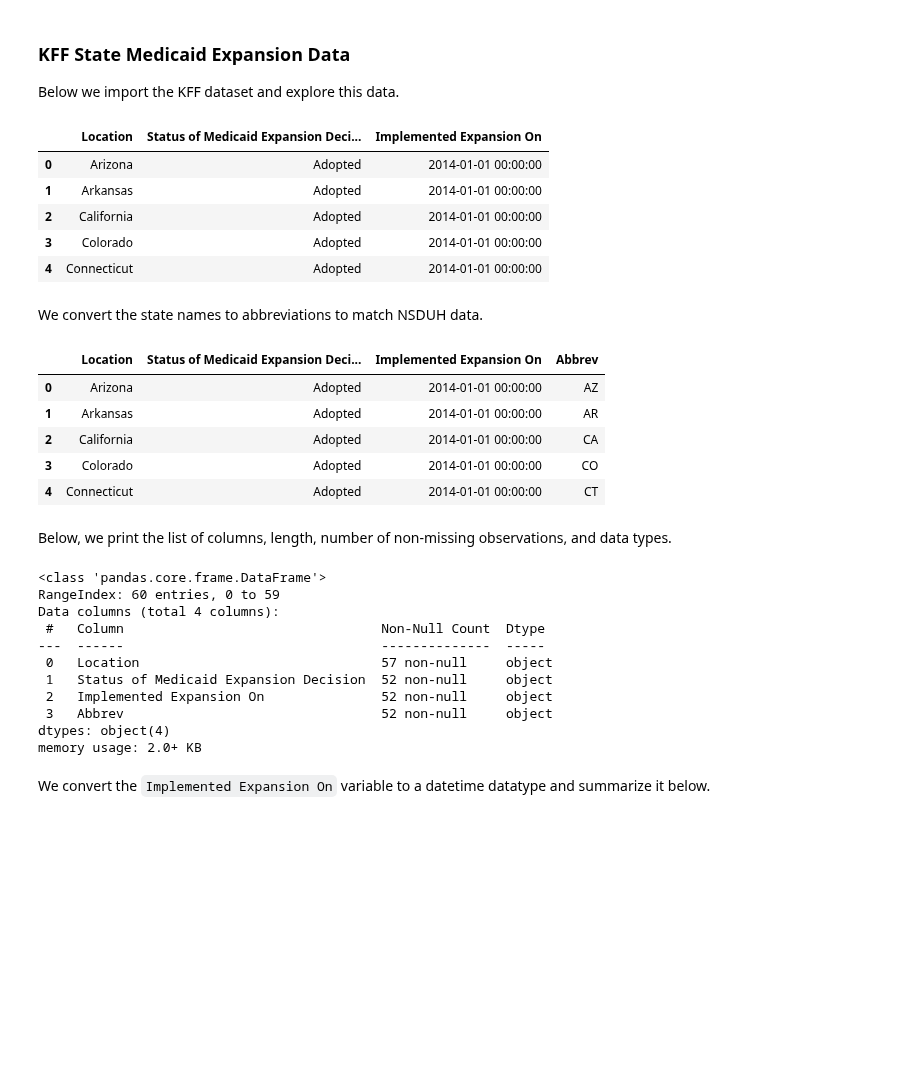
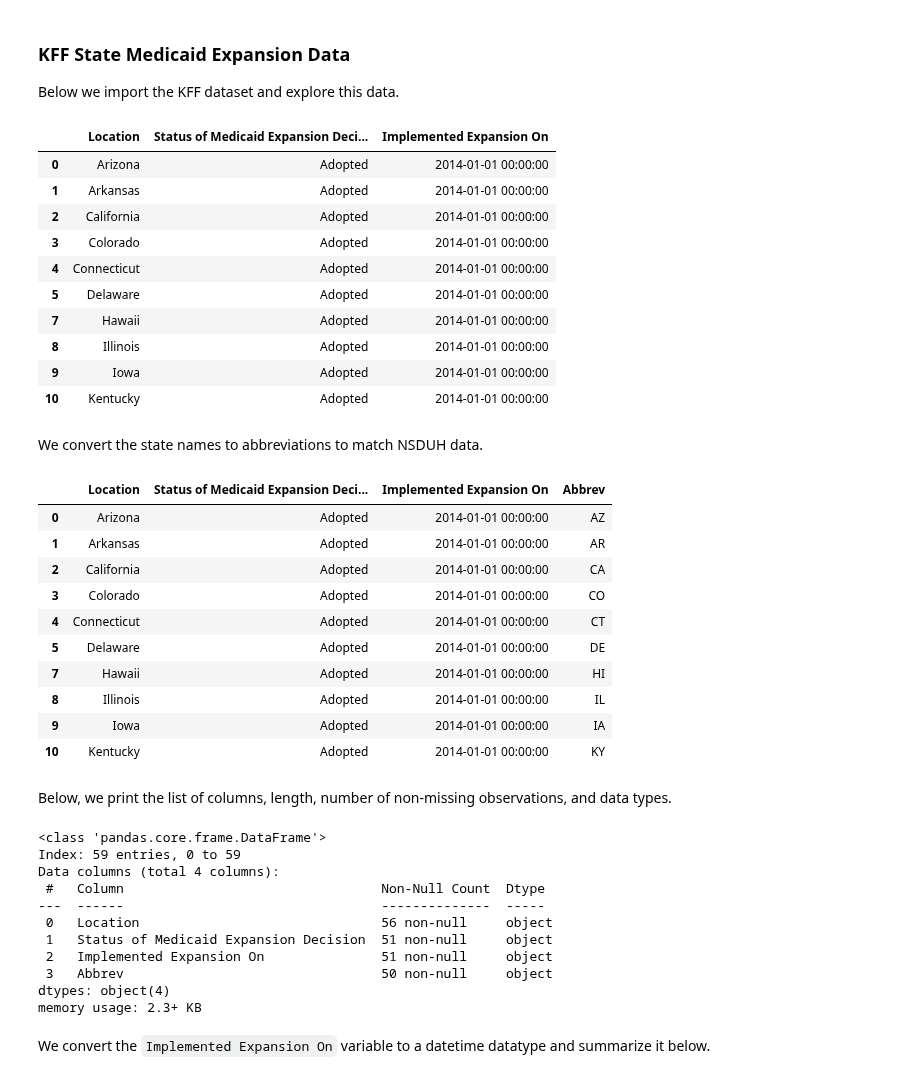
Before and after one commit to riverar9/data-602-final-project, a Jupyter notebook: Final_project_analysis.ipynb, the cells around one changed output. Cells and saved outputs as stored; diff of their text form; code cells hidden in the pictures; blank space fills up the shorter version.

```diff
--- a/Final_project_analysis.ipynb
+++ b/Final_project_analysis.ipynb
@@ -198,7 +222,10 @@ path_kff = "data/raw_data_kff.xlsx"
 
 df_kff = pd.read_excel(path_kff, skiprows=2)
 
-df_kff.head()
+# Remove District of Columbia because it's not a state
+df_kff = df_kff[df_kff['Location'] != 'District of Columbia']
+
+df_kff.head(10)
 # %% [output]
 |  | Location | Status of Medicaid Expansion Deci... | Implemented Expansion On |
 | 0 | Arizona | Adopted | 2014-01-01 00:00:00 |
@@ -206,6 +233,11 @@ df_kff.head()
 | 2 | California | Adopted | 2014-01-01 00:00:00 |
 | 3 | Colorado | Adopted | 2014-01-01 00:00:00 |
 | 4 | Connecticut | Adopted | 2014-01-01 00:00:00 |
+| 5 | Delaware | Adopted | 2014-01-01 00:00:00 |
+| 7 | Hawaii | Adopted | 2014-01-01 00:00:00 |
+| 8 | Illinois | Adopted | 2014-01-01 00:00:00 |
+| 9 | Iowa | Adopted | 2014-01-01 00:00:00 |
+| 10 | Kentucky | Adopted | 2014-01-01 00:00:00 |
 # %% [markdown]
 We convert the state names to abbreviations to match NSDUH data.
 # %%
@@ -245,41 +277,46 @@ us_state_to_abbrev = {
     "New York": "NY",
     "North Carolina": "NC",
     "North Dakota": "ND",
     "Ohio": "OH",
     "Oklahoma": "OK",
     "Oregon": "OR",
     "Pennsylvania": "PA",
     "Rhode Island": "RI",
     "South Carolina": "SC",
     "South Dakota": "SD",
     "Tennessee": "TN",
     "Texas": "TX",
     "Utah": "UT",
     "Vermont": "VT",
     "Virginia": "VA",
     "Washington": "WA",
     "West Virginia": "WV",
     "Wisconsin": "WI",
-    "Wyoming": "WY",
-    "District of Columbia": "DC",
-    "American Samoa": "AS",  # Delete?
-    "Guam": "GU",  # Delete?
-    "Northern Mariana Islands": "MP",  # Delete?
-    "Puerto Rico": "PR",
-    "United States": "US",
+    "Wyoming": "WY"
+    # "District of Columbia": "DC",
+    # "American Samoa": "AS",
+    # "Guam": "GU",
+    # "Northern Mariana Islands": "MP",
+    # "Puerto Rico": "PR",
+    # "United States": "US",
 }
 
 # Map the state names in the KFF dataframe to the corresponding abbreviation
 df_kff['Abbrev'] = df_kff['Location'].map(us_state_to_abbrev)
 
-df_kff.head()
+df_kff.head(10)
 # %% [output]
 |  | Location | Status of Medicaid Expansion Deci... | Implemented Expansion On | Abbrev |
 | 0 | Arizona | Adopted | 2014-01-01 00:00:00 | AZ |
 | 1 | Arkansas | Adopted | 2014-01-01 00:00:00 | AR |
 | 2 | California | Adopted | 2014-01-01 00:00:00 | CA |
 | 3 | Colorado | Adopted | 2014-01-01 00:00:00 | CO |
 | 4 | Connecticut | Adopted | 2014-01-01 00:00:00 | CT |
+| 5 | Delaware | Adopted | 2014-01-01 00:00:00 | DE |
+| 7 | Hawaii | Adopted | 2014-01-01 00:00:00 | HI |
+| 8 | Illinois | Adopted | 2014-01-01 00:00:00 | IL |
+| 9 | Iowa | Adopted | 2014-01-01 00:00:00 | IA |
+| 10 | Kentucky | Adopted | 2014-01-01 00:00:00 | KY |
 # %% [markdown]
 Below, we print the list of columns, length, number of non-missing observations, and data types.
 # %%
@@ -287,16 +324,16 @@ Below, we print the list of columns, length, number of non-missing observations,
 df_kff.info()
 # %% [output]
 <class 'pandas.core.frame.DataFrame'>
-RangeIndex: 60 entries, 0 to 59
+Index: 59 entries, 0 to 59
 Data columns (total 4 columns):
  #   Column                                 Non-Null Count  Dtype
 ---  ------                                 --------------  -----
- 0   Location                               57 non-null     object
- 1   Status of Medicaid Expansion Decision  52 non-null     object
- 2   Implemented Expansion On               52 non-null     object
- 3   Abbrev                                 52 non-null     object
+ 0   Location                               56 non-null     object
+ 1   Status of Medicaid Expansion Decision  51 non-null     object
+ 2   Implemented Expansion On               51 non-null     object
+ 3   Abbrev                                 50 non-null     object
 dtypes: object(4)
-memory usage: 2.0+ KB
+memory usage: 2.3+ KB
 # %% [markdown]
 We convert the `Implemented Expansion On` variable to a datetime datatype and summarize it below.
 # %%
```
Also changed, not shown: parts of 30 cells of this notebook.
